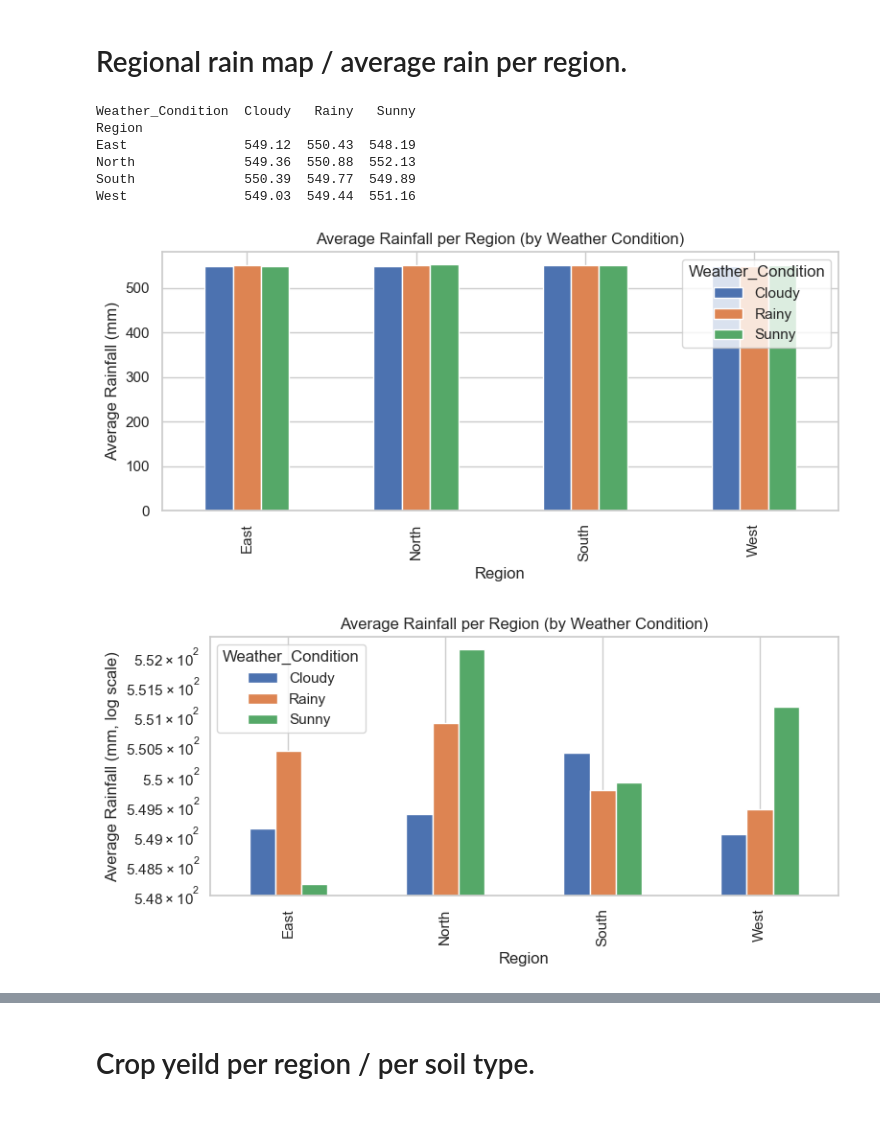
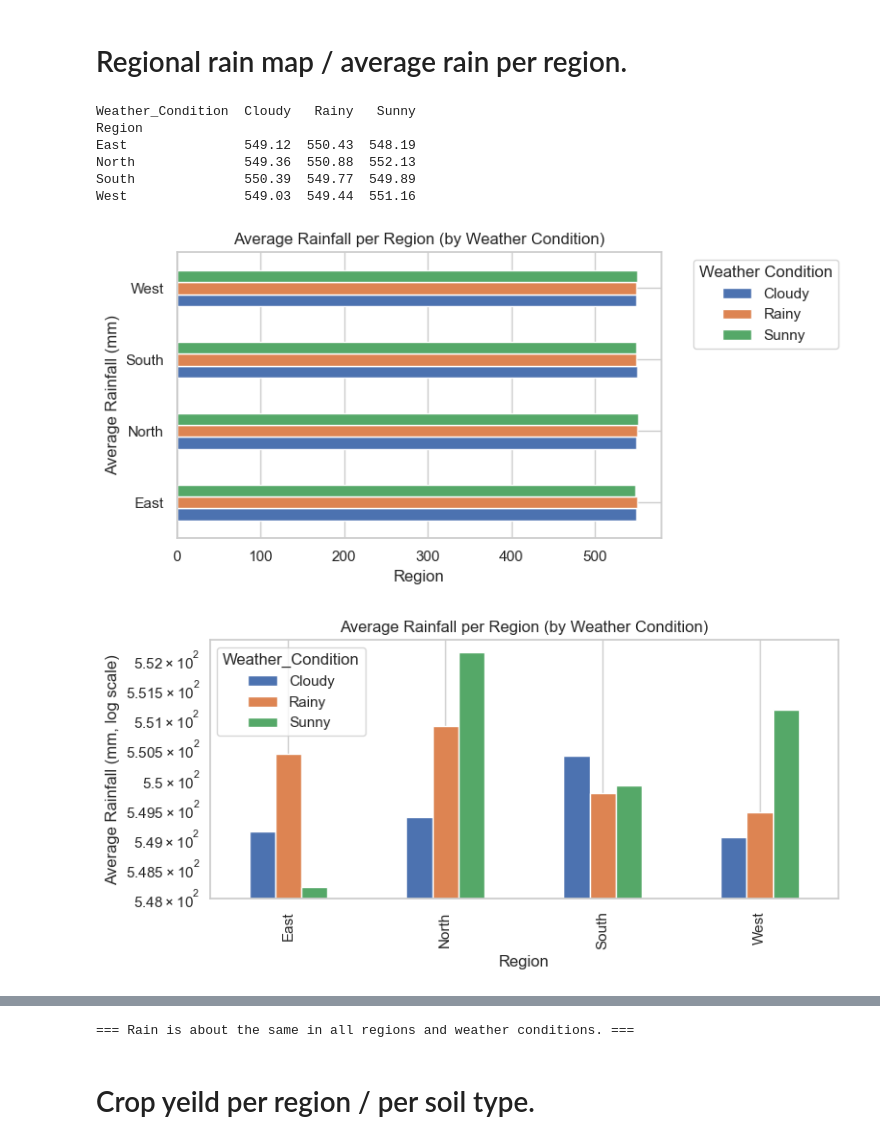
Before and after one commit to SI201-UMich/fall25-project1-Isaiahchonchoramirez, a Jupyter notebook: Project_01.ipynb, the cells around one changed output, grey strips where cells are left out. Drawn from its saved outputs; the diff is of its cells as text; code cells hidden in the pictures; blank space fills up the shorter version.

```diff
--- a/Project_01.ipynb
+++ b/Project_01.ipynb
@@ -147,41 +167,44 @@ region_rain = (
 print(region_rain.round(2))
 
 # Plot
-region_rain.plot(kind='bar', stacked=False, figsize=(8,4))
+region_rain.plot(kind='barh', stacked=False, figsize=(8,4))
+plt.legend(title='Weather Condition', bbox_to_anchor=(1.05, 1), loc='upper left')
 plt.title('Average Rainfall per Region (by Weather Condition)')
 plt.ylabel('Average Rainfall (mm)')
 plt.xlabel('Region')
 plt.tight_layout()
 plt.show()
 
 
 # Plot with log scale
 region_rain.plot(kind='bar', stacked=False, figsize=(8,4))
 plt.yscale('log')
 plt.title('Average Rainfall per Region (by Weather Condition)')
 plt.ylabel('Average Rainfall (mm, log scale)')
 plt.xlabel('Region')
 plt.tight_layout()
 plt.show()
 
 # Plot with linear scale
 region_rain.plot(kind='line', marker='o', figsize=(8,4))
 plt.title('Average Rainfall per Region (by Weather Condition)')
 plt.ylabel('Average Rainfall (mm)')
 plt.xlabel('Region')
 plt.grid(True, alpha=0.3)
 plt.tight_layout()
 plt.show()
+print("\n=== Rain is about the same in all regions and weather conditions. ===")
 # %% [output]
 Weather_Condition  Cloudy   Rainy   Sunny
 Region
 East               549.12  550.43  548.19
 North              549.36  550.88  552.13
 South              550.39  549.77  549.89
 West               549.03  549.44  551.16
-[figure, old version]
+[figure, new version]
 [figure]
 [figure]
+=== Rain is about the same in all regions and weather conditions. ===
 # %% [markdown]
 # Crop yeild per region / per soil type.
 # %%
```
Also changed, not shown: parts of 15 cells of this notebook, 1 other file.
